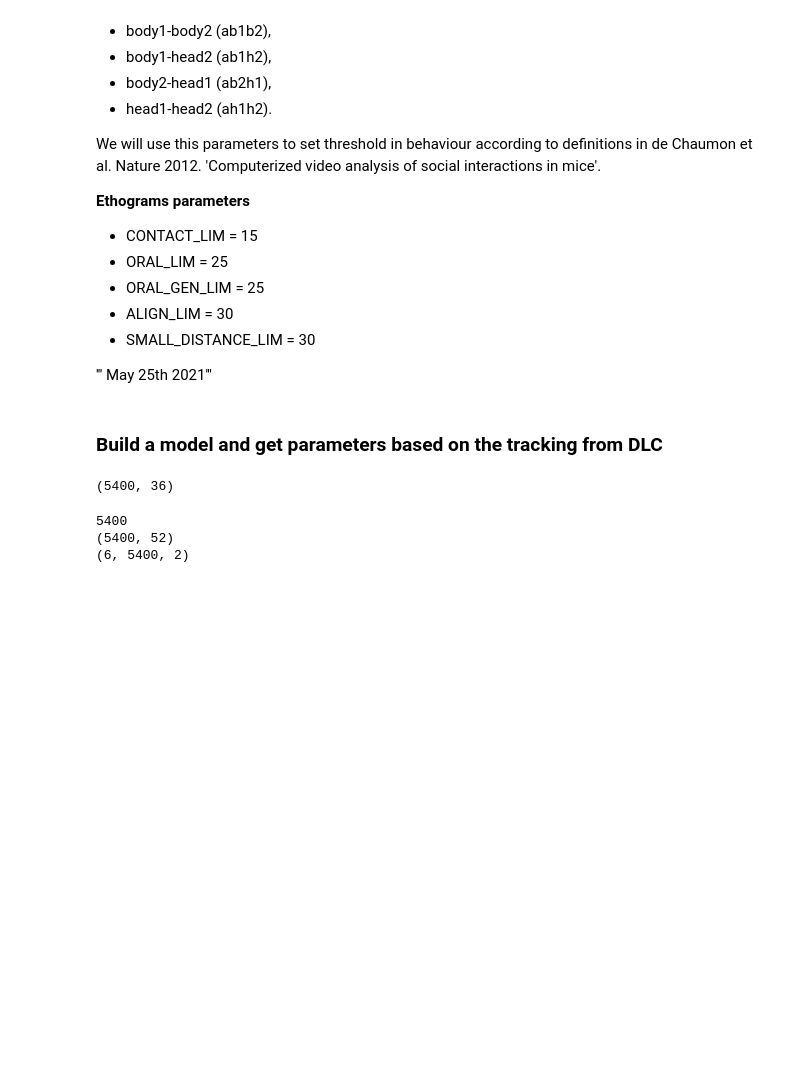
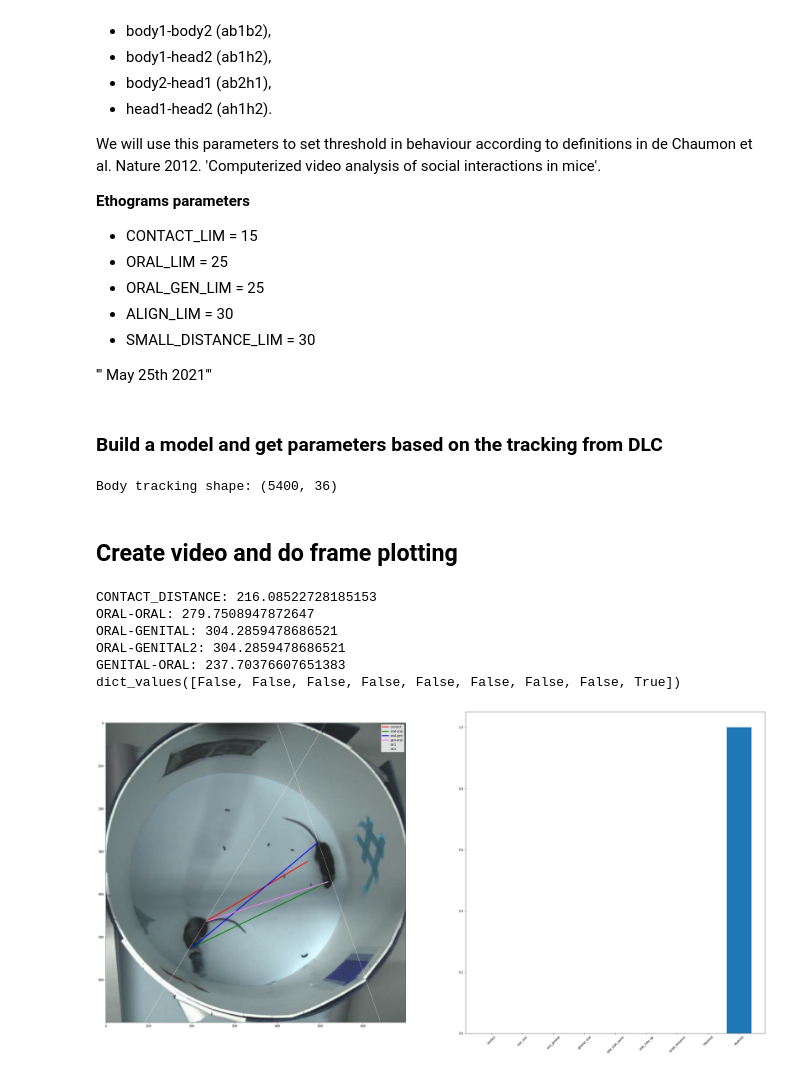
Before and after one commit to melisamc89/social_interaction, a Jupyter notebook: src/ethogram_parameters.ipynb, the cells around one changed output. Drawn from its saved outputs; the diff is of its cells as text; code cells hidden in the pictures; blank space fills up the shorter version.

```diff
--- a/src/ethogram_parameters.ipynb
+++ b/src/ethogram_parameters.ipynb
@@ -653,6 +712,12 @@ def transition_ethogram(static_ethogram, dynamic_ethogram):
     return interaction
 # %%
-def plot_labeled_frame(frame,shape1,shape2,tracking1 = None,tracking2=None):
+def plot_labeled_frame(input_video_file, frame_number, model1,model2,tracking1 = None,tracking2=None):
+
+    cap = cv2.VideoCapture(str(input_video_file))
+    cap.set(cv2.CAP_PROP_POS_FRAMES, frame_n)
+    r , frame = cap.read()
+    shape1 = model1.shape_model[frame_n]
+    shape2 = model2.shape_model[frame_n]
 
     figure, axes = plt.subplots(1,2,figsize = (40,20))
 
@@ -700,11 +765,11 @@ def plot_labeled_frame(frame,shape1,shape2,tracking1 = None,tracking2=None):
     axes[0].legend(['contact','oral-oral','oral-gen','gen-oral','dir1','dir2'])
     axes[0].imshow(frame)#, origin = 'lower')
 
-    interactions = static_ethogram(parameters[frame_n]).values()
+    interactions = static_ethogram(pf).values()
     print(interactions)
     axes[1].bar(np.arange(0,len(interactions)),interactions)
     axes[1].set_xticks(np.arange(0,len(interactions)))
-    axes[1].set_xticklabels(fields,rotation = 45);
+    axes[1].set_xticklabels(fields_static,rotation = 45);
 
     return
 # %% [markdown]
@@ -736,31 +804,21 @@ tracking_data_bias = tracking_DFrame_bias.to_numpy()
 # get parameters from tracking directly
 body_tracking = tracking_data[:,1+5*3:];
 body_tracking_bias = tracking_data_bias[:,1+5*3:];
-#parameters = get_tracking_parameters(tracking = body_tracking);
-#df = pd.DataFrame(list(parameters.items()),columns = ['cm1','cm2','head_direction1','head_direction2','speed1','speed2','body_direction1','body_directiond2'])
-print(body_tracking.shape)
+print('Body tracking shape: ' + f'{body_tracking.shape}')
 # %% [output]
-(5400, 36)
+Body tracking shape: (5400, 36)
 # %%
 ## separate animals to build a model of mouse
 NTIME = body_tracking.shape[0]
-print(NTIME)
 N = int(np.min(body_tracking.shape)/6)
+
 #separate animals tracking
-
 tracking1 = np.array([body_tracking[:,[i*3,i*3+1]] for i in range(N)])
 tracking2 = np.array([body_tracking[:,[i*3+N*3,i*3+1+N*3]] for i in range(N)])
 
-print(tracking_data.shape)
-print(tracking1.shape)
-
+## replace nose model (here by maybe nose)
 maybeNose = tracking_data[:,13:15]
 tracking1[0,:,:] = maybeNose
-
-### LETS CREATE A NOSE MODEL AND EXCHANGE THE NOSE TRACKING FOR THE NOSE MODEL POSITION
+### TO DO: LETS CREATE A NOSE MODEL AND EXCHANGE THE NOSE TRACKING FOR THE NOSE MODEL POSITION
 ### BASED ON DRIVES POSITION.
-# %% [output]
-5400
-(5400, 52)
-(6, 5400, 2)
 # %%
@@ -771,0 +842,16 @@ model2 = mouse_temporal_model(tracking = tracking2)
+# %% [markdown]
+## Create video and do frame plotting
+# %%
+##Create cockriaches video with mice and model on top
+create_cockroaches_video(input_video_name, output_video,model1,model2)
+## plot some frames and model based distances
+frame_n = 300
+plot_labeled_frame(input_video_name, frame_n, model1,model2)
+# %% [output]
+CONTACT_DISTANCE: 216.08522728185153
+ORAL-ORAL: 279.7508947872647
+ORAL-GENITAL: 304.2859478686521
+ORAL-GENITAL2: 304.2859478686521
+GENITAL-ORAL: 237.70376607651383
+dict_values([False, False, False, False, False, False, False, False, True])
+[figure, added]
```
Also changed, not shown: parts of 17 cells of this notebook.
